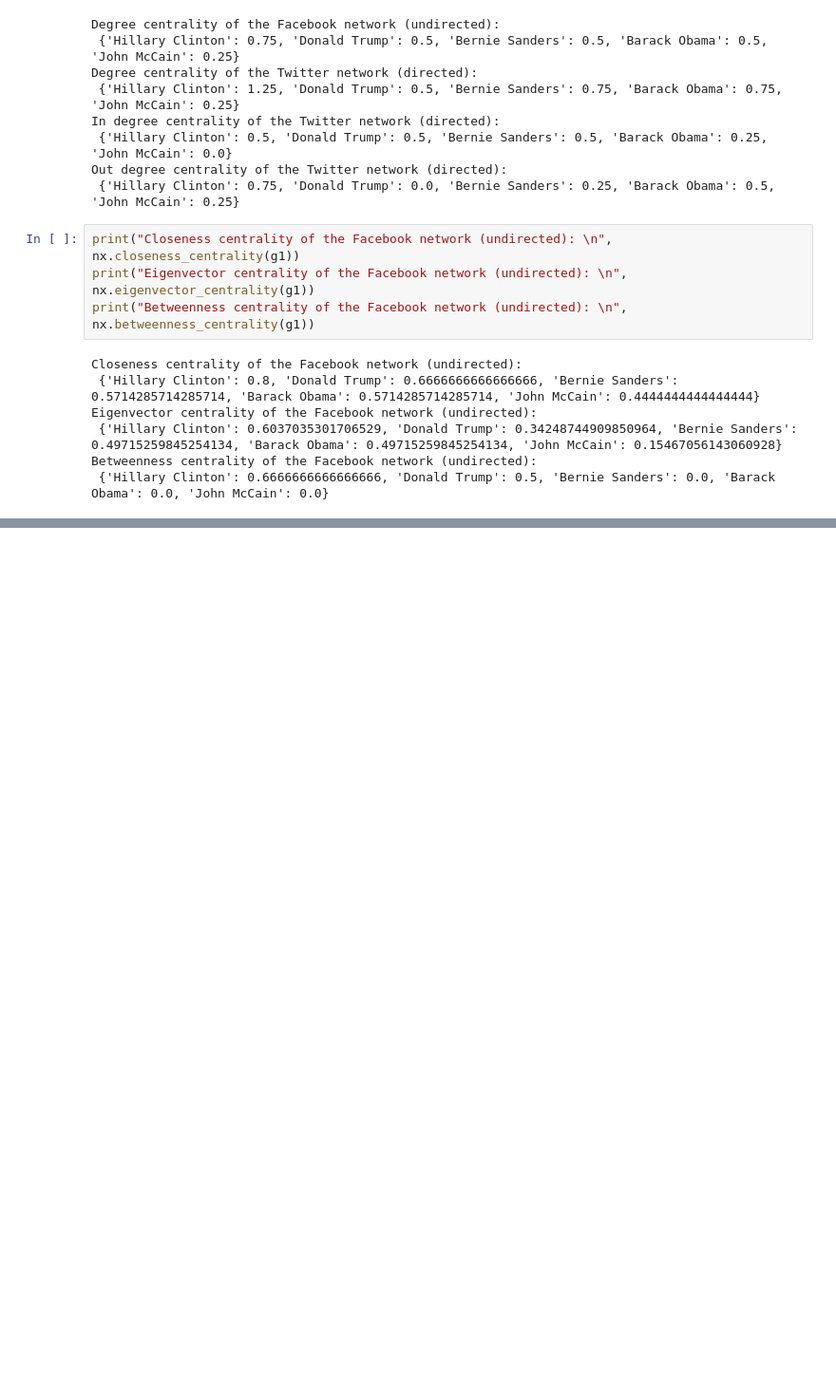
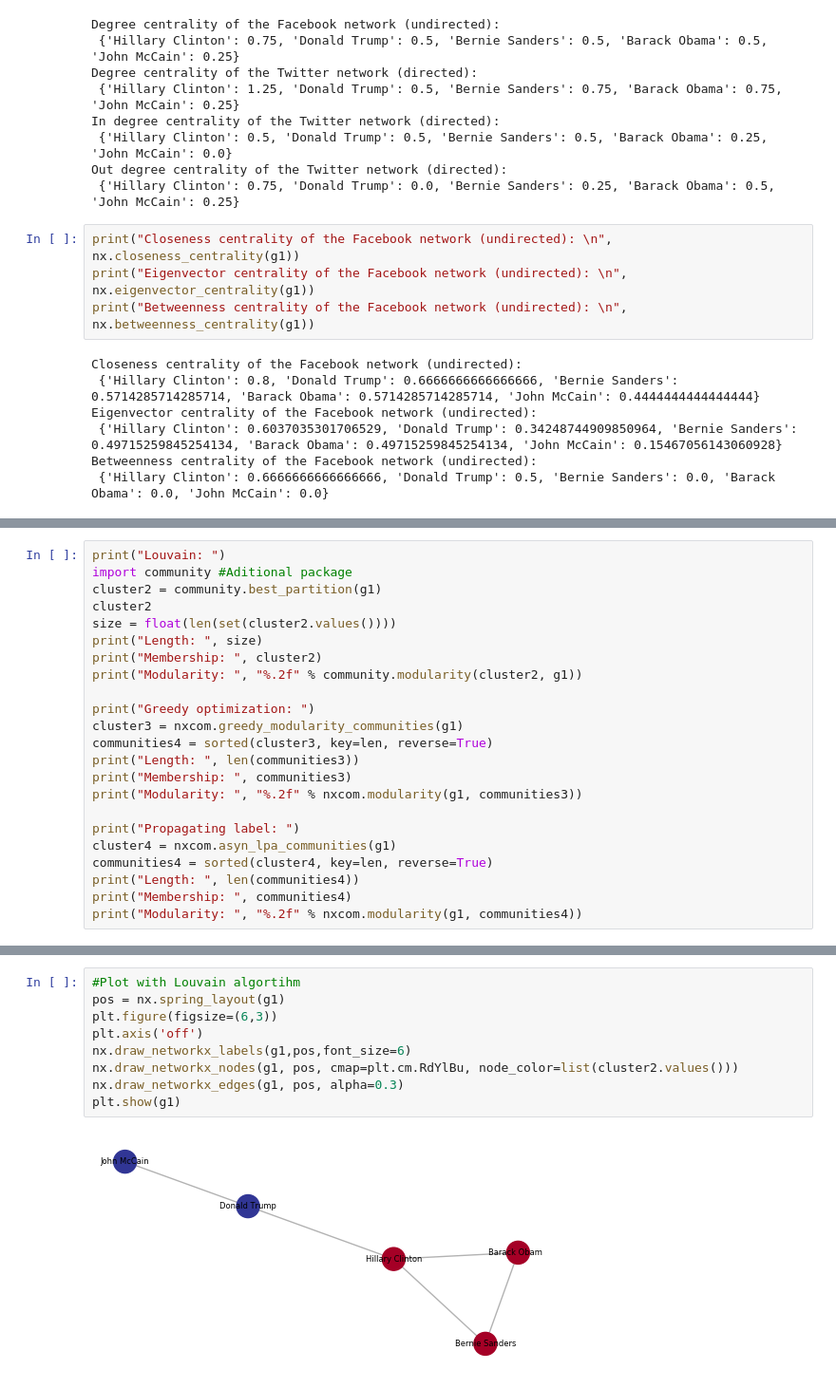
Before and after one commit to ccs-amsterdam/ccsbook, a Jupyter notebook: chapter14/sna_py.ipynb, the cells around one changed output, grey strips where cells are left out. Shown at 95% size. Saved outputs shown, nothing was run; the diff lists cells and outputs as text; blank space fills up the shorter version.

```diff
--- a/chapter14/sna_py.ipynb
+++ b/chapter14/sna_py.ipynb
@@ -244,0 +265,23 @@ plt.show()
+# %%
+print("Louvain: ")
+import community #Aditional package
+cluster2 = community.best_partition(g1)
+cluster2
+size = float(len(set(cluster2.values())))
+print("Length: ", size)
+print("Membership: ", cluster2)
+print("Modularity: ", "%.2f" % community.modularity(cluster2, g1))
+
+print("Greedy optimization: ")
+cluster3 = nxcom.greedy_modularity_communities(g1)
+communities4 = sorted(cluster3, key=len, reverse=True)
+print("Length: ", len(communities3))
+print("Membership: ", communities3)
+print("Modularity: ", "%.2f" % nxcom.modularity(g1, communities3))
+
+print("Propagating label: ")
+cluster4 = nxcom.asyn_lpa_communities(g1)
+communities4 = sorted(cluster4, key=len, reverse=True)
+print("Length: ", len(communities4))
+print("Membership: ", communities4)
+print("Modularity: ", "%.2f" % nxcom.modularity(g1, communities4))
@@ -244,0 +301,11 @@ plt.show()
+# %%
+#Plot with Louvain algortihm
+pos = nx.spring_layout(g1)
+plt.figure(figsize=(6,3))
+plt.axis('off')
+nx.draw_networkx_labels(g1,pos,font_size=6)
+nx.draw_networkx_nodes(g1, pos, cmap=plt.cm.RdYlBu, node_color=list(cluster2.values()))
+nx.draw_networkx_edges(g1, pos, alpha=0.3)
+plt.show(g1)
+# %% [output]
+[figure, added]
```
Also changed, not shown: parts of 11 cells of this notebook, 5 other files.
